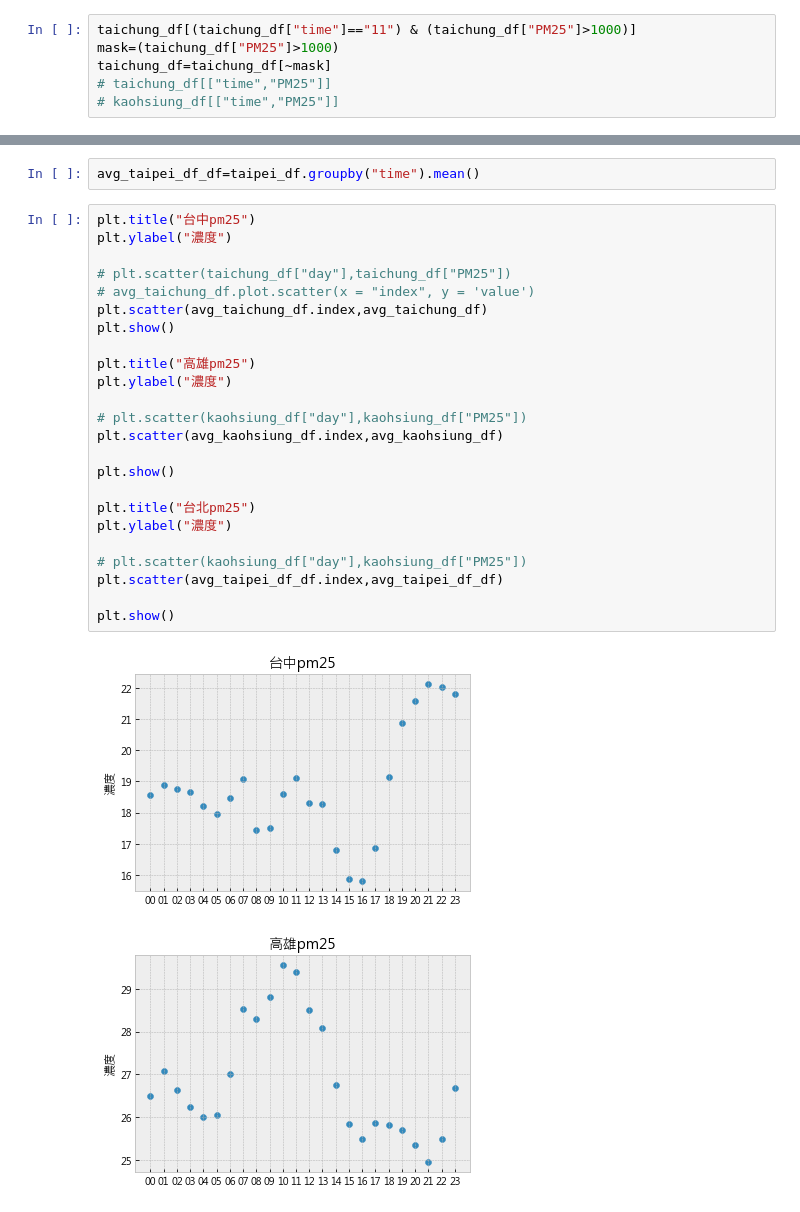
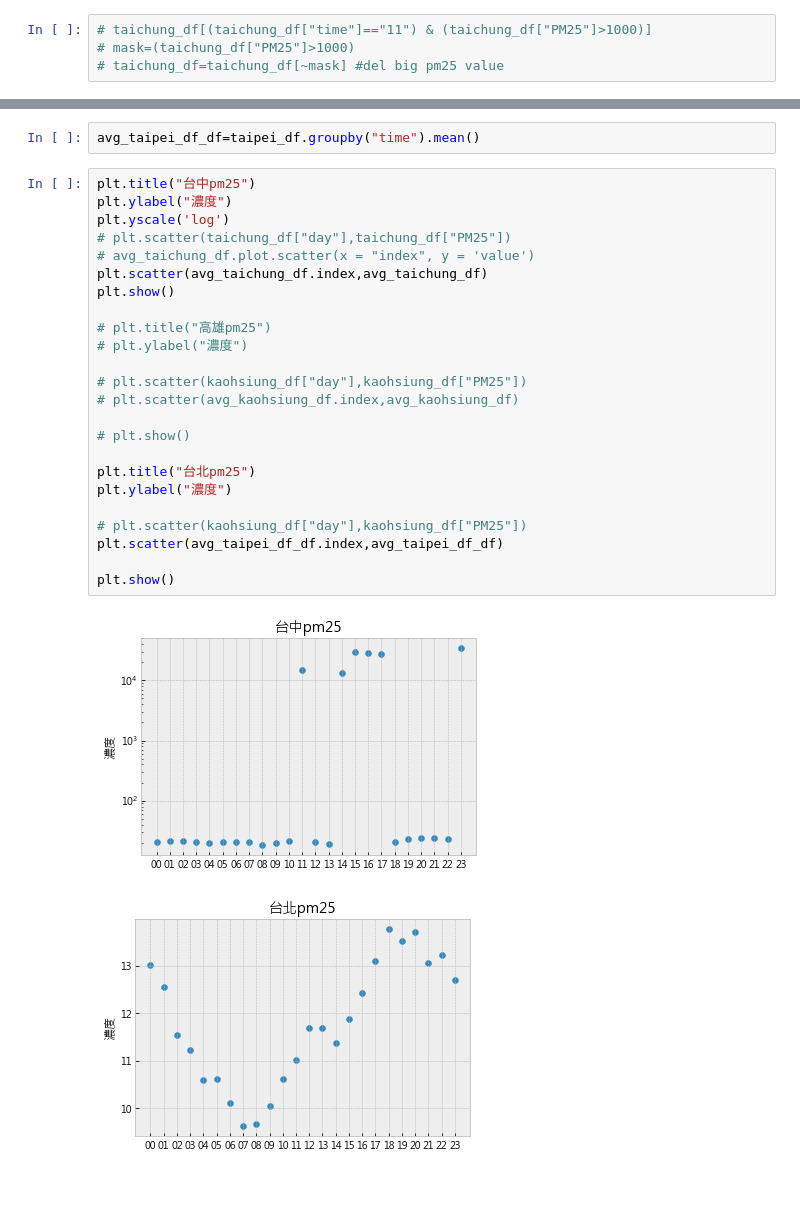
Before and after one commit to 0xdeceiverAngel/data-science-hw, a Jupyter notebook: Homework #3 .ipynb, the cells around one changed output, grey strips where cells are left out. Saved outputs shown, nothing was run; the diff lists cells and outputs as text.

```diff
--- a/Homework #3 .ipynb
+++ b/Homework #3 .ipynb
@@ -92,9 +53,7 @@ taichung_df
 # %%
-taichung_df[(taichung_df["time"]=="11") & (taichung_df["PM25"]>1000)]
-mask=(taichung_df["PM25"]>1000)
-taichung_df=taichung_df[~mask]
-# taichung_df[["time","PM25"]]
-# kaohsiung_df[["time","PM25"]]
+# taichung_df[(taichung_df["time"]=="11") & (taichung_df["PM25"]>1000)]
+# mask=(taichung_df["PM25"]>1000)
+# taichung_df=taichung_df[~mask] #del big pm25 value
 # %%
 avg_taichung_df=taichung_df.groupby("time").mean()
 # %%
@@ -104,27 +63,27 @@ avg_taipei_df_df=taipei_df.groupby("time").mean()
 # %%
 plt.title("台中pm25")
 plt.ylabel("濃度")
-
+plt.yscale('log')
 # plt.scatter(taichung_df["day"],taichung_df["PM25"])
 # avg_taichung_df.plot.scatter(x = "index", y = 'value')
 plt.scatter(avg_taichung_df.index,avg_taichung_df)
 plt.show()
 
-plt.title("高雄pm25")
-plt.ylabel("濃度")
+# plt.title("高雄pm25")
+# plt.ylabel("濃度")
 
 # plt.scatter(kaohsiung_df["day"],kaohsiung_df["PM25"])
-plt.scatter(avg_kaohsiung_df.index,avg_kaohsiung_df)
+# plt.scatter(avg_kaohsiung_df.index,avg_kaohsiung_df)
 
-plt.show()
+# plt.show()
 
 plt.title("台北pm25")
 plt.ylabel("濃度")
 
 # plt.scatter(kaohsiung_df["day"],kaohsiung_df["PM25"])
 plt.scatter(avg_taipei_df_df.index,avg_taipei_df_df)
 
 plt.show()
 # %% [output]
-[figure, old version]
+[figure, new version]
-[figure, old version]
+[figure, new version]
```
Also changed, not shown: parts of 12 cells of this notebook.
